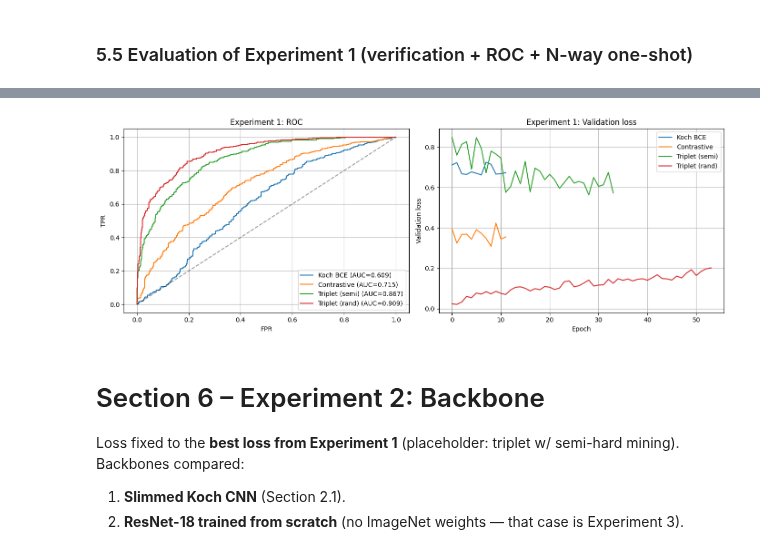
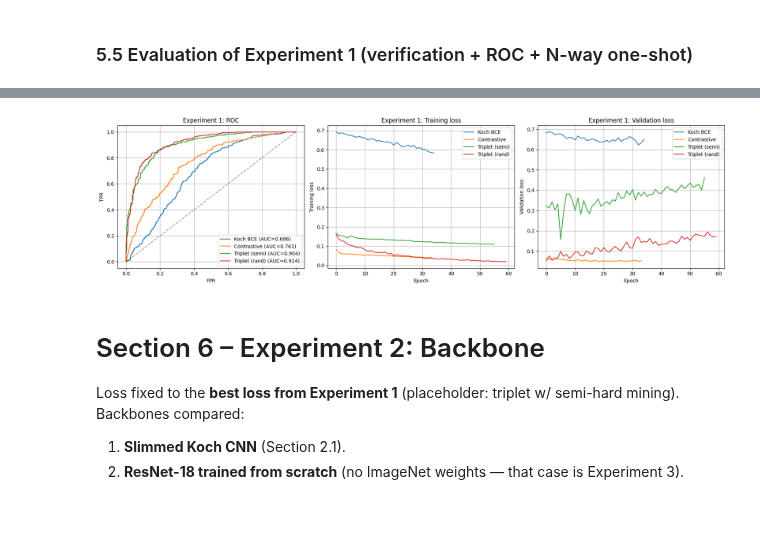
Before and after one commit to ChenFryd/DL-Assignments, a Jupyter notebook: Assignment2/face_verification_siamese.ipynb, the cells around one changed output, grey strips where cells are left out. Cells and saved outputs as stored; diff of their text form; code cells hidden in the pictures; blank space fills up the shorter version.

```diff
--- a/Assignment2/face_verification_siamese.ipynb
+++ b/Assignment2/face_verification_siamese.ipynb
@@ -640,7 +706,7 @@ def train_pair_model(backbone: nn.Module,
                      *,
                      epochs: int,
                      lr: float,
-                     patience: int = 10,
+                     patience: int = 15,
                      loss_kwargs: dict | None = None) -> dict:
     """Train a pair-supervised Siamese model. `head` is None for contrastive
     (the loss operates directly on embeddings); a `KochSimilarityHead` for the
@@ -652,8 +718,10 @@ def train_pair_model(backbone: nn.Module,
     that minimise a proxy loss but rank pairs poorly.
 
     Early stopping: if val AUC does not improve for `patience` epochs we
-    stop. With `epochs=60` and `patience=10` we converge fast configs
-    early without capping slow configs at 30.
+    stop. With `epochs=60` and `patience=15` we converge fast configs
+    early without capping slow configs that have a warm-up plateau
+    (e.g. triplet w/ semi-hard mining waiting for the in-batch window
+    to populate).
 
     The score type used for val AUC is auto-derived from `head` presence
     (`koch_bce` when a head is supplied, `neg_l2` otherwise).
@@ -778,7 +846,7 @@ def train_triplet_model(backbone: nn.Module,
                         margin: float,
                         mining: str = "semi-hard",
                         P: int = 16, K: int = 4,
-                        patience: int = 10) -> dict:
+                        patience: int = 15) -> dict:
     """Triplet-loss training with PK-batch sampling.
 
     Model selection: highest-**val-AUC** checkpoint, NOT lowest val proxy.
@@ -1291,22 +1376,29 @@ each.
 # %%
-fig, ax = plt.subplots(1, 2, figsize=(14, 5))
+fig, ax = plt.subplots(1, 3, figsize=(18, 5))
 
-# ROC overlay
+# (1) ROC overlay
 for r in EXP1_RESULTS:
     ax[0].plot(r["fpr"], r["tpr"], label=f"{r['name']} (AUC={r['auc']:.3f})")
 ax[0].plot([0, 1], [0, 1], "k--", alpha=0.4)
 ax[0].set_xlabel("FPR"); ax[0].set_ylabel("TPR"); ax[0].set_title("Experiment 1: ROC")
 ax[0].legend(); ax[0].grid(True)
 
-# Loss curves (val)
-for name, h in [("Koch BCE", hist_koch), ("Contrastive", hist_contr),
-                ("Triplet (semi)", hist_triplet), ("Triplet (rand)", hist_triplet_rand)]:
-    ax[1].plot(h["val_loss"], label=name)
-ax[1].set_xlabel("Epoch"); ax[1].set_ylabel("Validation loss")
-ax[1].set_title("Experiment 1: Validation loss"); ax[1].legend(); ax[1].grid(True)
+# (2) Training loss per model
+_curves = [("Koch BCE", hist_koch), ("Contrastive", hist_contr),
+           ("Triplet (semi)", hist_triplet), ("Triplet (rand)", hist_triplet_rand)]
+for name, h in _curves:
+    ax[1].plot(h["train_loss"], label=name)
+ax[1].set_xlabel("Epoch"); ax[1].set_ylabel("Training loss")
+ax[1].set_title("Experiment 1: Training loss"); ax[1].legend(); ax[1].grid(True)
+
+# (3) Validation loss per model
+for name, h in _curves:
+    ax[2].plot(h["val_loss"], label=name)
+ax[2].set_xlabel("Epoch"); ax[2].set_ylabel("Validation loss")
+ax[2].set_title("Experiment 1: Validation loss"); ax[2].legend(); ax[2].grid(True)
 plt.tight_layout(); plt.show()
 # %% [output]
-[figure, old version]
+[figure, new version]
 # %% [markdown]
 # Section 6 – Experiment 2: Backbone
 
```
Also changed, not shown: parts of 31 cells of this notebook, 14 other files.
